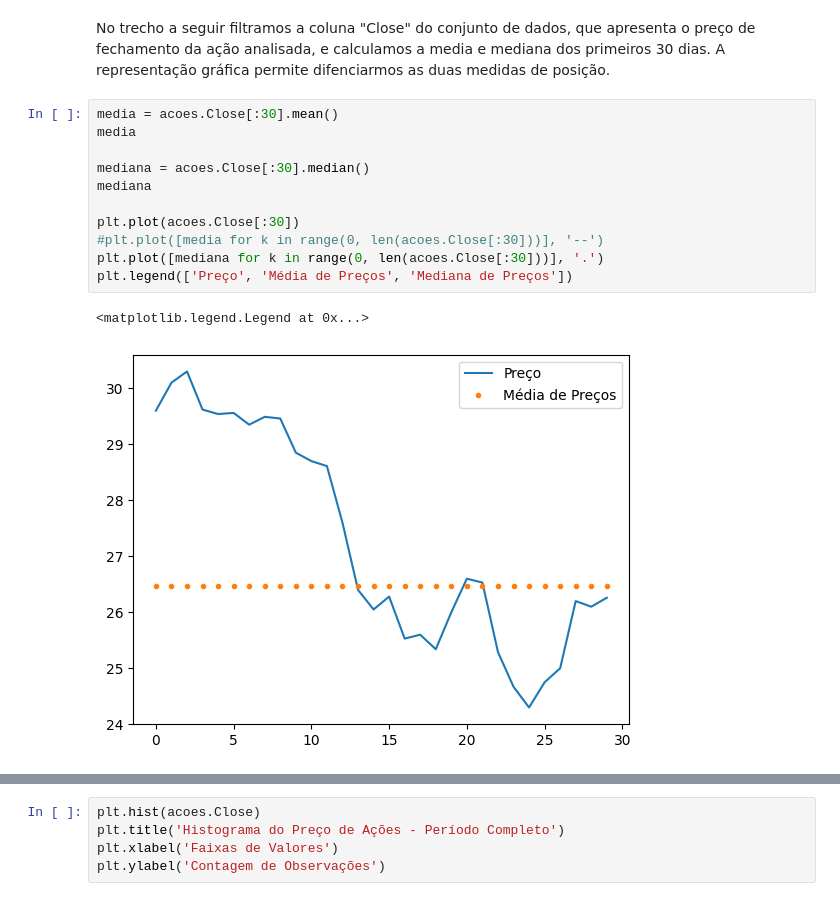
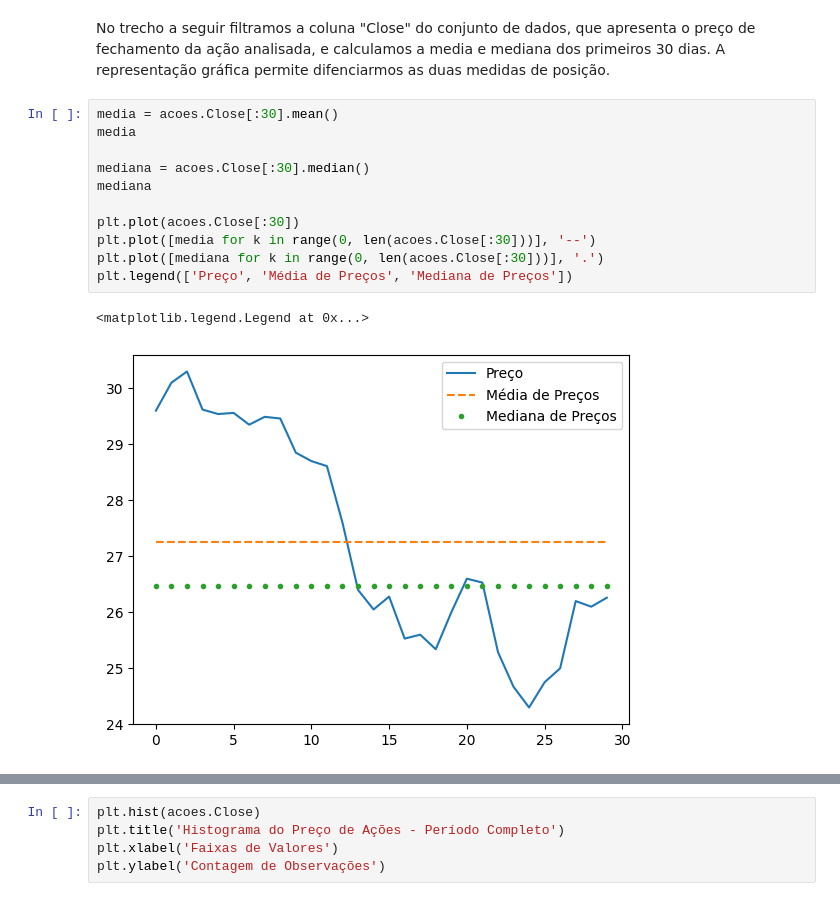
Before and after one commit to nicoletomazonipelentir/estatistica-com-Python, a Jupyter notebook: aula3_quartis_visualizacao_grafica.ipynb, the cells around one changed output, grey strips where cells are left out. Cells and saved outputs as stored; diff of their text form.

```diff
--- a/aula3_quartis_visualizacao_grafica.ipynb
+++ b/aula3_quartis_visualizacao_grafica.ipynb
@@ -138,17 +138,17 @@ No trecho a seguir filtramos a coluna "Close" do conjunto de dados, que apresent
 # %%
 media = acoes.Close[:30].mean()
 media
 
 mediana = acoes.Close[:30].median()
 mediana
 
 plt.plot(acoes.Close[:30])
-#plt.plot([media for k in range(0, len(acoes.Close[:30]))], '--')
+plt.plot([media for k in range(0, len(acoes.Close[:30]))], '--')
 plt.plot([mediana for k in range(0, len(acoes.Close[:30]))], '.')
 plt.legend(['Preço', 'Média de Preços', 'Mediana de Preços'])
 # %% [output]
 <matplotlib.legend.Legend at 0x...>
-[figure, old version]
+[figure, new version]
 # %% [markdown]
 ## 4.3 Análise de Frequência com Histograma e Box Plot
 O gráfico de histograma permite analisar a distribuição de frequência dos dados ao longo das faixas de valores, exibindo barras verticais que representam a concentração de dados em cada faixa de valor. A intuição principal que se pode tirar na primeira visualização dos dados é tentar identificar a localização da maior concentração de dados, que indicaria o posicionamento do ponto médio daquele conjunto de dados.
```
Also changed, not shown: parts of 1 cell of this notebook.
